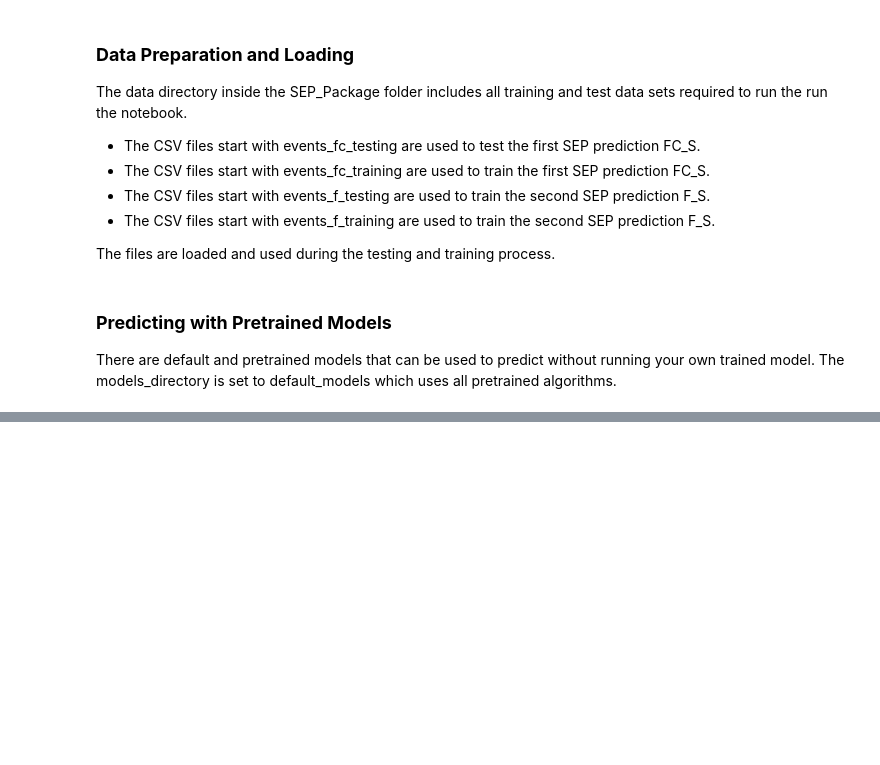
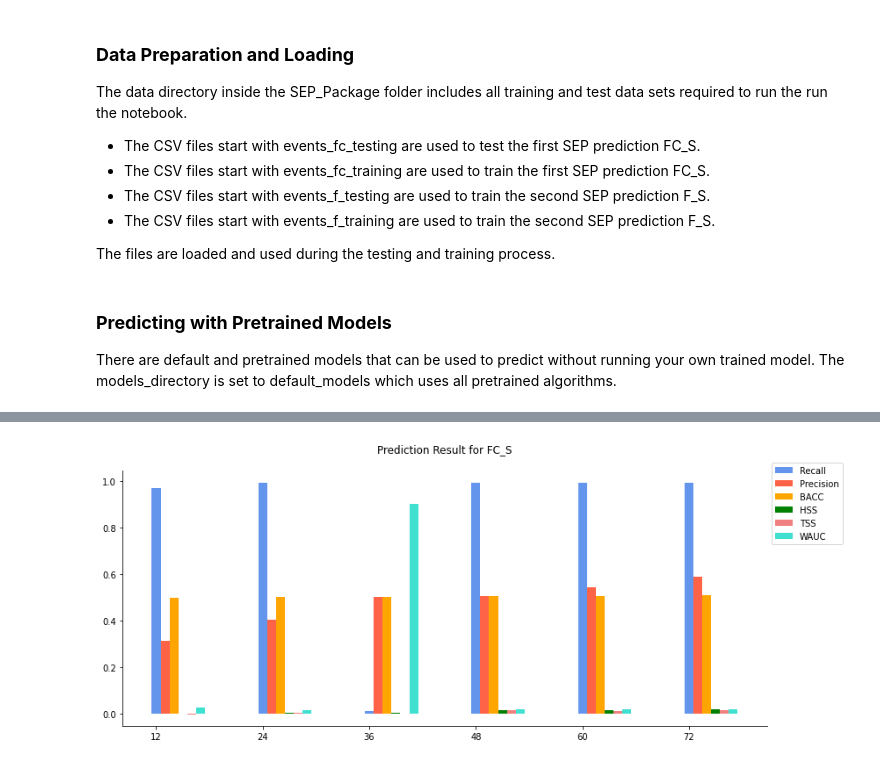
Before and after one commit to ccsc-tools/SEP-prediction, a Jupyter notebook: YA_01_PredictingSEPUsingBiLSTM.ipynb, the cells around one changed output, grey strips where cells are left out. Saved outputs shown, nothing was run; the diff lists cells and outputs as text; code cells hidden in the pictures; blank space fills up the shorter version.

```diff
--- a/YA_01_PredictingSEPUsingBiLSTM.ipynb
+++ b/YA_01_PredictingSEPUsingBiLSTM.ipynb
@@ -514,0 +450,6 @@ Bidirectional LSTM Network<br>
+# %%
+#Plotting results for trained model for F_S and time window =12-72
+from SEP_utils import plot_result_metrics
+plot_result_metrics('FC_S')
+# %% [output]
+[figure, added]
```
Also changed, not shown: parts of 47 cells of this notebook, 59 other files.
